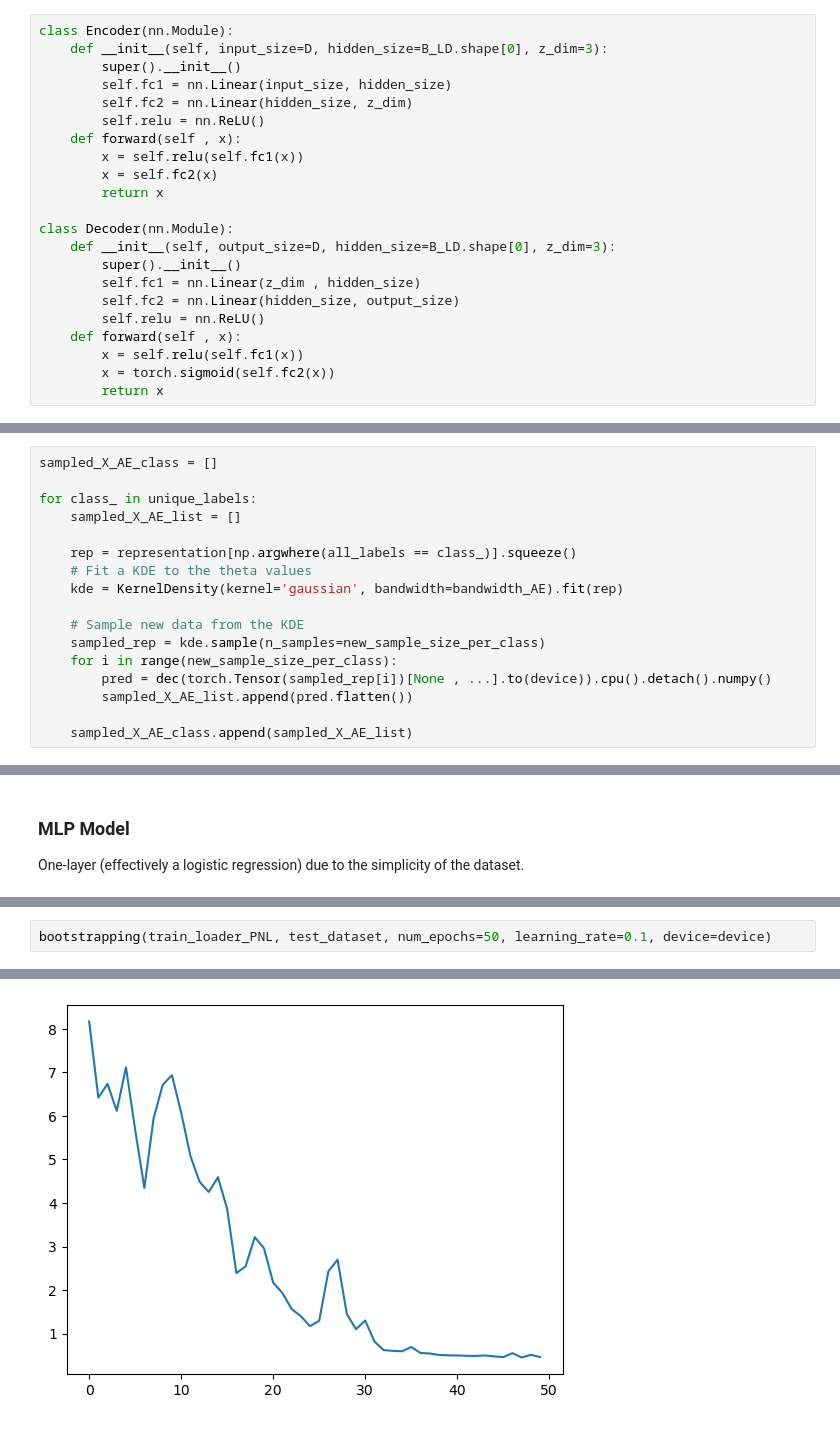
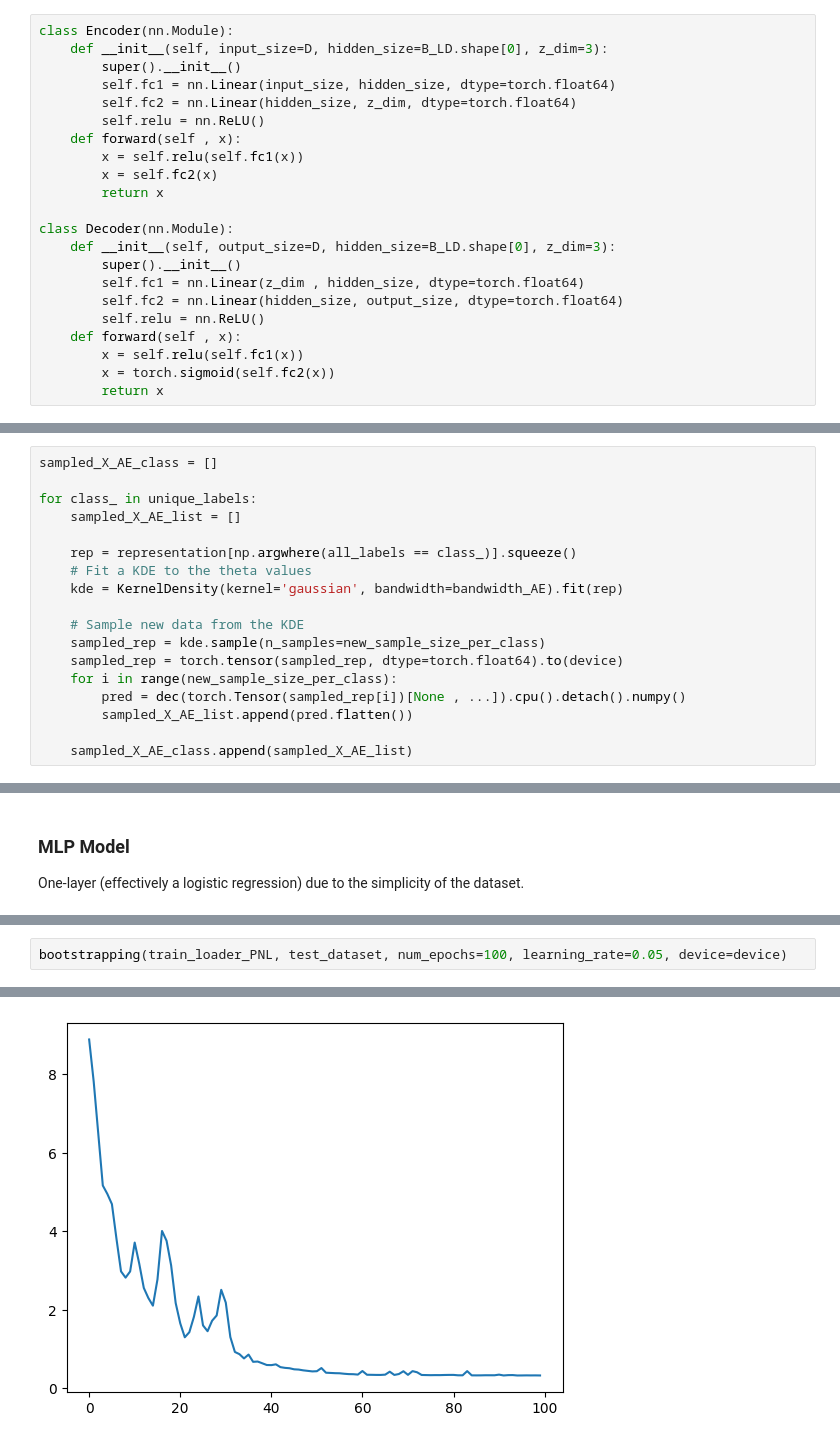
Before and after one commit to sleepymalc/Pseudo-Non-Linear, a Jupyter notebook: UCI/151.ipynb, the cells around one changed output, grey strips where cells are left out. Drawn from its saved outputs; the diff is of its cells as text.

```diff
--- a/UCI/151.ipynb
+++ b/UCI/151.ipynb
@@ -280,8 +298,8 @@ for class_ in unique_labels:
 class Encoder(nn.Module):
     def __init__(self, input_size=D, hidden_size=B_LD.shape[0], z_dim=3):
         super().__init__()
-        self.fc1 = nn.Linear(input_size, hidden_size)
-        self.fc2 = nn.Linear(hidden_size, z_dim)
+        self.fc1 = nn.Linear(input_size, hidden_size, dtype=torch.float64)
+        self.fc2 = nn.Linear(hidden_size, z_dim, dtype=torch.float64)
         self.relu = nn.ReLU()
     def forward(self , x):
         x = self.relu(self.fc1(x))
@@ -291,8 +309,8 @@ class Encoder(nn.Module):
 class Decoder(nn.Module):
     def __init__(self, output_size=D, hidden_size=B_LD.shape[0], z_dim=3):
         super().__init__()
-        self.fc1 = nn.Linear(z_dim , hidden_size)
-        self.fc2 = nn.Linear(hidden_size, output_size)
+        self.fc1 = nn.Linear(z_dim , hidden_size, dtype=torch.float64)
+        self.fc2 = nn.Linear(hidden_size, output_size, dtype=torch.float64)
         self.relu = nn.ReLU()
     def forward(self , x):
         x = self.relu(self.fc1(x))
@@ -358,8 +376,9 @@ for class_ in unique_labels:
 
     # Sample new data from the KDE
     sampled_rep = kde.sample(n_samples=new_sample_size_per_class)
+    sampled_rep = torch.tensor(sampled_rep, dtype=torch.float64).to(device)
     for i in range(new_sample_size_per_class):
-        pred = dec(torch.Tensor(sampled_rep[i])[None , ...].to(device)).cpu().detach().numpy()
+        pred = dec(torch.Tensor(sampled_rep[i])[None , ...]).cpu().detach().numpy()
         sampled_X_AE_list.append(pred.flatten())
 
     sampled_X_AE_class.append(sampled_X_AE_list)
@@ -572,3 +949,3 @@ Standard deviation: 9.97
 # %%
-bootstrapping(train_loader_PNL, test_dataset, num_epochs=50, learning_rate=0.1, device=device)
+bootstrapping(train_loader_PNL, test_dataset, num_epochs=100, learning_rate=0.05, device=device)
 # %% [output]
@@ -577,2 +954,2 @@ Standard deviation: 6.49
-[figure, old version]
+[figure, new version]
 # %%
```
Also changed, not shown: parts of 15 cells of this notebook, 21 other files.
